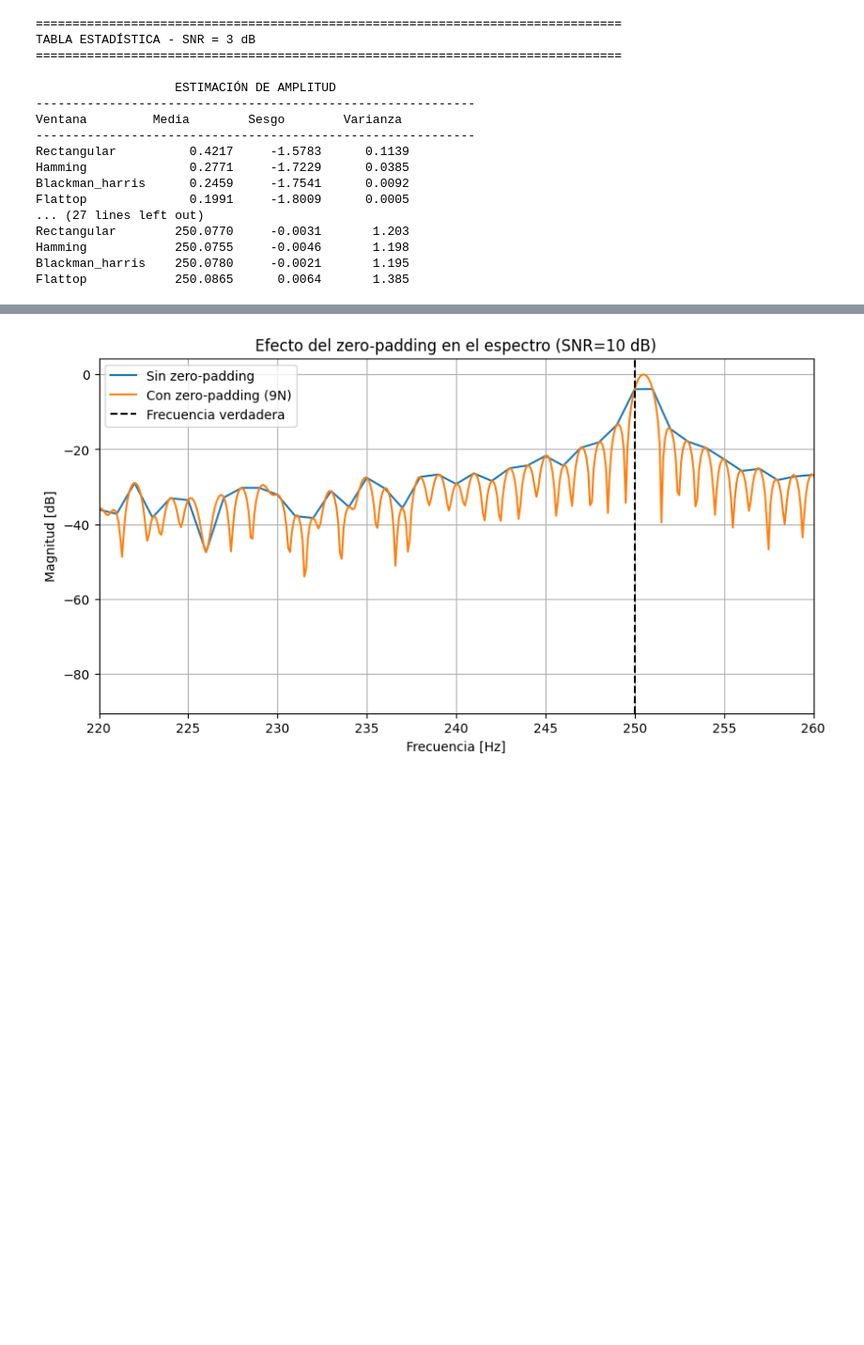
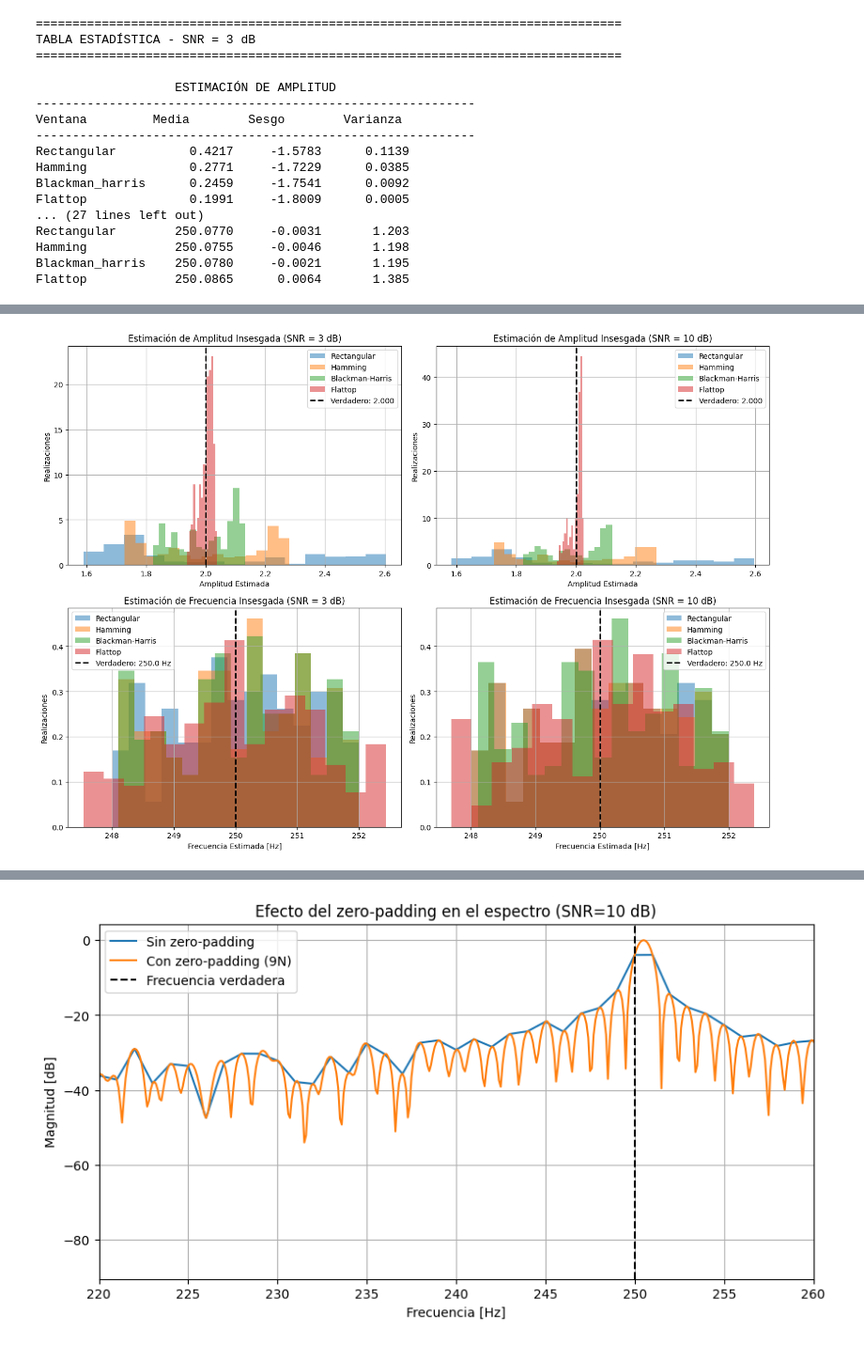
Before and after one commit to tgalansky/APS, a Jupyter notebook: TS4.ipynb, the cells around one changed output, grey strips where cells are left out. Shown at 94% size. Cells and saved outputs as stored; diff of their text form; code cells hidden in the pictures; blank space fills up the shorter version.

```diff
--- a/TS4.ipynb
+++ b/TS4.ipynb
@@ -479 +486,80 @@ Flattop            250.0865      0.0064       1.385
+# %%
+#%% Histogramas insesgados
+# SNR = 3 dB
+a1_r1_rect2, omega1_r1_rect2 = estimar_amplitud_frecuencia(XX_sen_ruido1, freqs, estadisticas_ruido1, 'Rectangular')
+a1_r1_ham2, omega1_r1_ham2 = estimar_amplitud_frecuencia(XX_r1_ham, freqs, estadisticas_ruido1, 'Hamming')
+a1_r1_bh2, omega1_r1_bh2 = estimar_amplitud_frecuencia(XX_r1_bh, freqs, estadisticas_ruido1, 'Blackman_harris')
+a1_r1_fl2, omega1_r1_fl2 = estimar_amplitud_frecuencia(XX_r1_fl, freqs, estadisticas_ruido1, 'Flattop')
+
+# SNR = 10 dB
+a1_r2_rect2, omega1_r2_rect2 = estimar_amplitud_frecuencia(XX_sen_ruido2, freqs, estadisticas_ruido2, 'Rectangular')
+a1_r2_ham2, omega1_r2_ham2 = estimar_amplitud_frecuencia(XX_r2_ham, freqs, estadisticas_ruido2, 'Hamming')
+a1_r2_bh2, omega1_r2_bh2 = estimar_amplitud_frecuencia(XX_r2_bh, freqs, estadisticas_ruido2, 'Blackman_harris')
+a1_r2_fl2, omega1_r2_fl2 = estimar_amplitud_frecuencia(XX_r2_fl, freqs, estadisticas_ruido2, 'Flattop')
+
+bins_freq = 15
+transp = 0.5
+# Graficamos histogramas
+plt.figure(figsize=(14, 10))
+
+# Amplitud SNR = 3 dB
+plt.subplot(2, 2, 1)
+plt.hist(a1_r1_rect2, alpha=transp, bins=bins_freq, label="Rectangular", density=True)
+plt.hist(a1_r1_ham2,alpha=transp, bins=bins_freq, label="Hamming", density=True)
+plt.hist(a1_r1_bh2,alpha=transp, bins=bins_freq, label="Blackman-Harris", density=True)
+plt.hist(a1_r1_fl2,alpha=transp, bins=bins_freq, label="Flattop", density=True)
+plt.axvline(a0, color='black', linestyle='--', linewidth=2, label=f'Verdadero: {a0:.3f}')
+plt.title("Estimación de Amplitud Insesgada (SNR = 3 dB)")
+plt.xlabel("Amplitud Estimada")
+plt.ylabel("Realizaciones")
+plt.grid(True)
+plt.legend()
+
+# Amplitud SNR = 10 dB
+plt.subplot(2, 2, 2)
+plt.hist(a1_r2_rect2, alpha=transp, bins=bins_freq, label="Rectangular", density=True)
+plt.hist(a1_r2_ham2,alpha=transp, bins=bins_freq, label="Hamming", density=True)
+plt.hist(a1_r2_bh2,alpha=transp, bins=bins_freq, label="Blackman-Harris", density=True)
+plt.hist(a1_r2_fl2,alpha=transp, bins=bins_freq, label="Flattop", density=True)
+plt.axvline(a0, color='black', linestyle='--', linewidth=2, label=f'Verdadero: {a0:.3f}')
+plt.title("Estimación de Amplitud Insesgada (SNR = 10 dB)")
+plt.xlabel("Amplitud Estimada")
+plt.ylabel("Realizaciones")
+plt.grid(True)
+plt.legend()
+
+# Histogramas de FRECUENCIA
+# Frecuencia SNR = 3 dB
+plt.subplot(2, 2, 3)
+
+
+plt.hist(omega1_r1_rect2, alpha=transp, bins=bins_freq, label="Rectangular", density=True)
+plt.hist(omega1_r1_ham2, alpha=transp, bins=bins_freq, label="Hamming", density=True)
+plt.hist(omega1_r1_bh2, alpha=transp, bins=bins_freq, label="Blackman-Harris", density=True)
+plt.hist(omega1_r1_fl2, alpha=transp, bins=bins_freq, label="Flattop", density=True)
+plt.axvline(Omega0, color='black', linestyle='--', linewidth=2, label=f'Verdadero: {Omega0:.1f} Hz')
+plt.title("Estimación de Frecuencia Insesgada (SNR = 3 dB)")
+plt.xlabel("Frecuencia Estimada [Hz]")
+plt.ylabel("Realizaciones")
+plt.grid(True)
+plt.legend()
+
+# Frecuencia SNR = 10 dB
+plt.subplot(2, 2, 4)
+plt.hist(omega1_r2_rect2, alpha=transp, bins=bins_freq, label="Rectangular", density=True)
+plt.hist(omega1_r2_ham2, alpha=transp, bins=bins_freq, label="Hamming", density=True)
+plt.hist(omega1_r2_bh2, alpha=transp, bins=bins_freq, label="Blackman-Harris", density=True)
+plt.hist(omega1_r2_fl2, alpha=transp, bins=bins_freq, label="Flattop", density=True)
+
+plt.axvline(Omega0, color='black', linestyle='--', linewidth=2, label=f'Verdadero: {Omega0:.1f} Hz')
+plt.title("Estimación de Frecuencia Insesgada (SNR = 10 dB)")
+plt.xlabel("Frecuencia Estimada [Hz]")
+plt.ylabel("Realizaciones")
+plt.grid(True)
+plt.legend()
+
+plt.tight_layout()
+plt.show()
+# %% [output]
+[figure, added]
 # %% [markdown]
```
Also changed, not shown: parts of 4 cells of this notebook.
